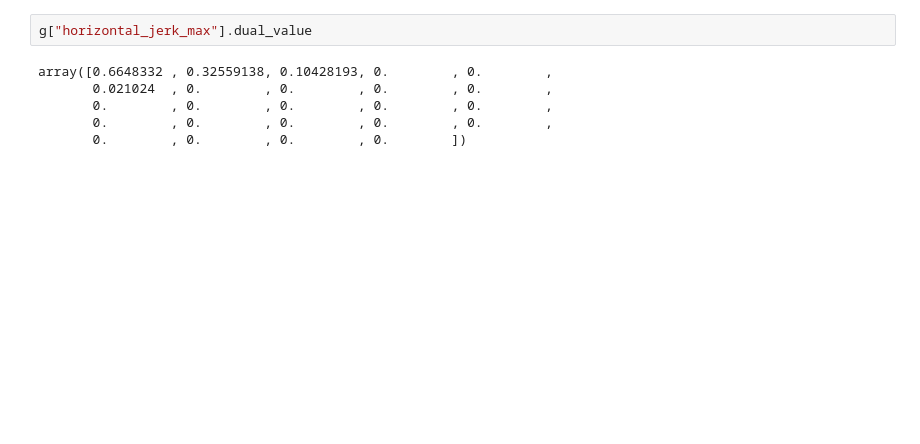
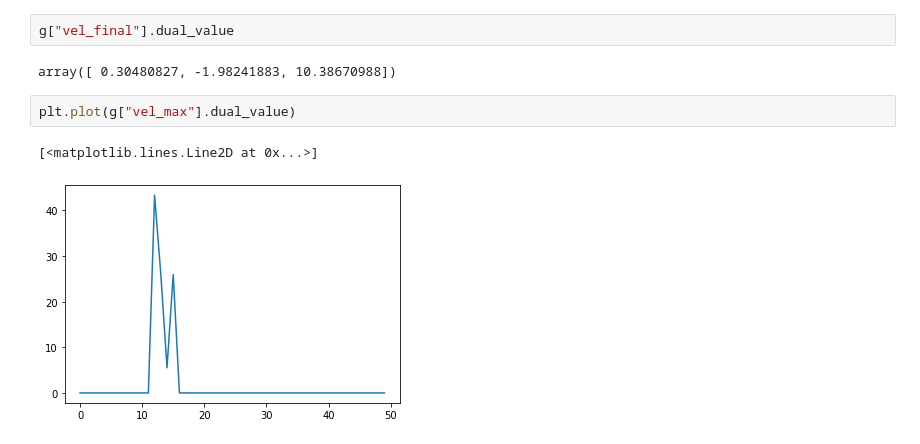
Before and after one commit to bchasnov/optcontrol, a Jupyter notebook: demos/drone-min-time.ipynb, the cells around one changed output. Saved outputs shown, nothing was run; the diff lists cells and outputs as text; blank space fills up the shorter version.

```diff
--- a/demos/drone-min-time.ipynb
+++ b/demos/drone-min-time.ipynb
@@ -228,8 +260,9 @@ array([0.00000000e+00, 0.00000000e+00, 0.00000000e+00, 0.00000000e+00,
 # %%
-g["horizontal_jerk_max"].dual_value
+g["vel_final"].dual_value
 # %% [output]
-array([0.6648332 , 0.32559138, 0.10428193, 0.        , 0.        ,
-       0.021024  , 0.        , 0.        , 0.        , 0.        ,
-       0.        , 0.        , 0.        , 0.        , 0.        ,
-       0.        , 0.        , 0.        , 0.        , 0.        ,
-       0.        , 0.        , 0.        , 0.        ])
+array([ 0.30480827, -1.98241883, 10.38670988])
+# %%
+plt.plot(g["vel_max"].dual_value)
+# %% [output]
+[<matplotlib.lines.Line2D at 0x...>]
+[figure, added]
```
Also changed, not shown: parts of 11 cells of this notebook.
